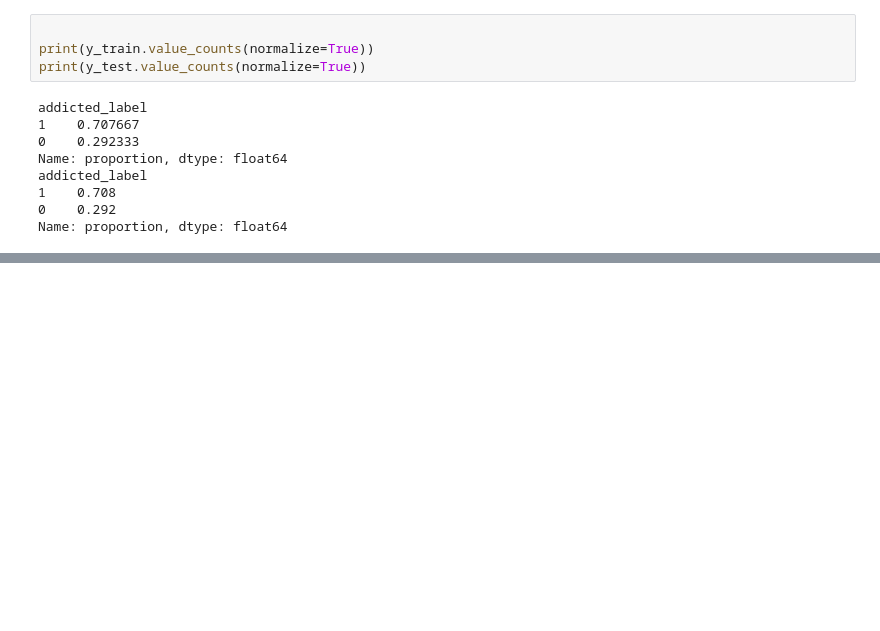
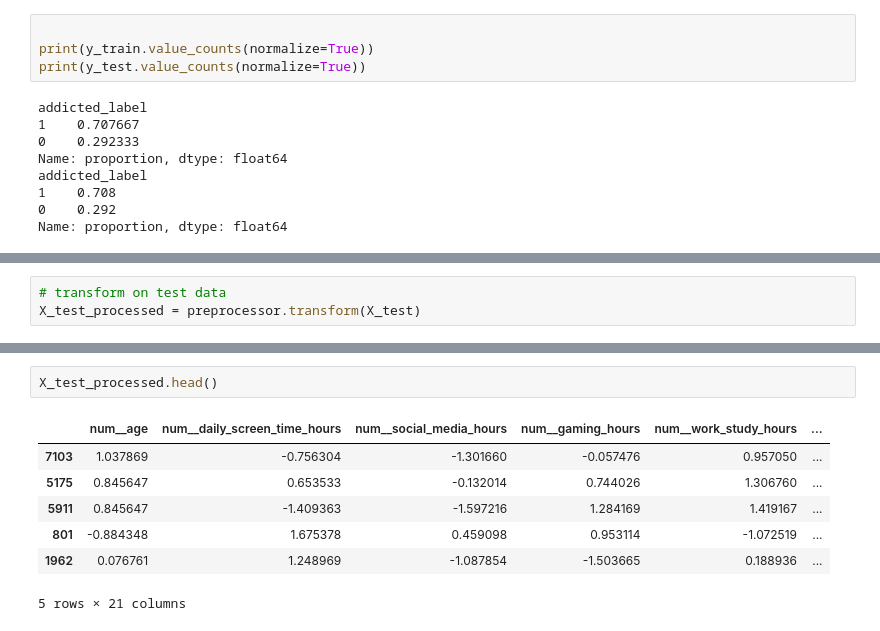
Before and after one commit to siddagovardhanreddy33/Ml_project--Smart_Phone_Addiction_Analysis, a Jupyter notebook: Smart_phones_ml_workflow.ipynb, the cells around one changed output, grey strips where cells are left out. Saved outputs shown, nothing was run; the diff lists cells and outputs as text; blank space fills up the shorter version.

```diff
--- a/Smart_phones_ml_workflow.ipynb
+++ b/Smart_phones_ml_workflow.ipynb
@@ -436,0 +461,3 @@ Name: proportion, dtype: float64
+# %%
+# transform on test data
+X_test_processed = preprocessor.transform(X_test)
@@ -436,0 +526,10 @@ Name: proportion, dtype: float64
+# %%
+X_test_processed.head()
+# %% [output]
+|  | num__age | num__daily_screen_time_hours | num__social_media_hours | num__gaming_hours | num__work_study_hours | ... |
+| 7103 | 1.037869 | -0.756304 | -1.301660 | -0.057476 | 0.957050 | ... |
+| 5175 | 0.845647 | 0.653533 | -0.132014 | 0.744026 | 1.306760 | ... |
+| 5911 | 0.845647 | -1.409363 | -1.597216 | 1.284169 | 1.419167 | ... |
+| 801 | -0.884348 | 1.675378 | 0.459098 | 0.953114 | -1.072519 | ... |
+| 1962 | 0.076761 | 1.248969 | -1.087854 | -1.503665 | 0.188936 | ... |
+5 rows × 21 columns
```
Also changed, not shown: parts of 52 cells of this notebook, 3 other files.
